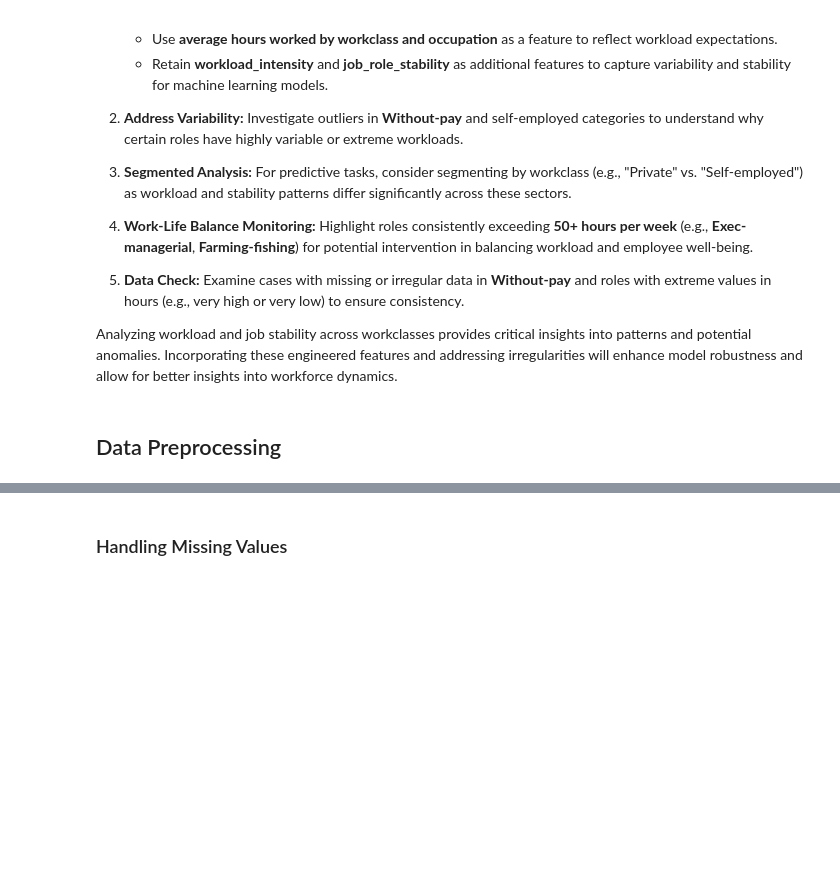
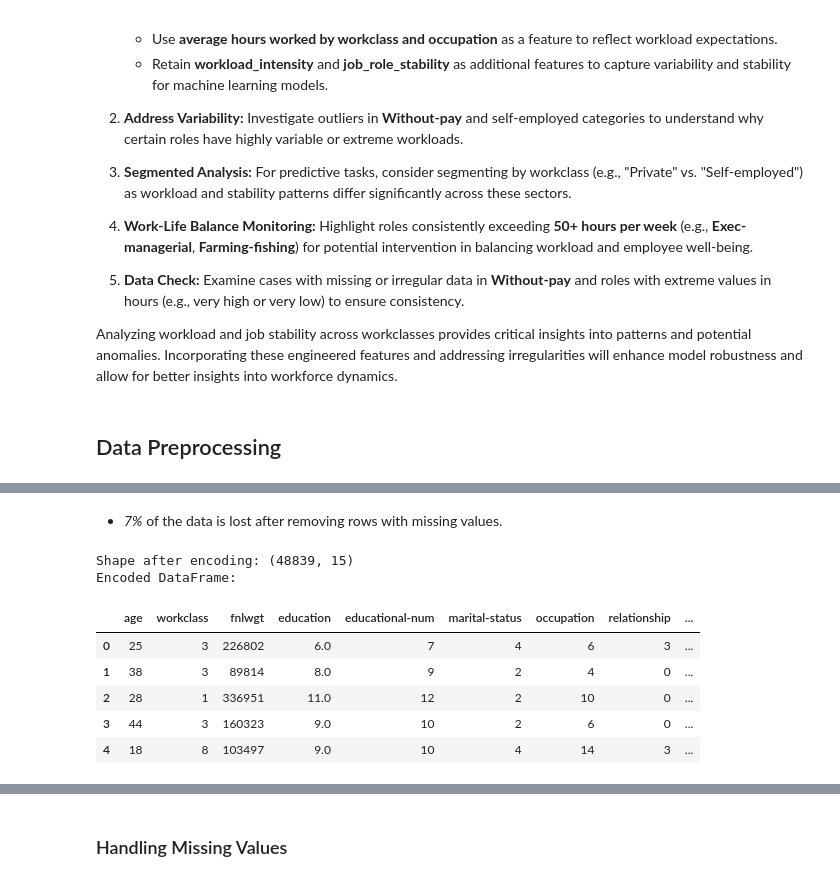
Before and after one commit to Abdelhakim-gh/DataMining_Project_Income_Prediction, a Jupyter notebook: DM_project.ipynb, the cells around one changed output, grey strips where cells are left out. Cells and saved outputs as stored; diff of their text form; code cells hidden in the pictures; blank space fills up the shorter version.

```diff
--- a/DM_project.ipynb
+++ b/DM_project.ipynb
@@ -617,0 +642,5 @@ Analyzing workload and job stability across workclasses provides critical insigh
+# %%
+# Print value counts for each categorical column
+for col in categoricals:
+    print(f'\nunique values for {col}:')
+    print(df[col].unique())
@@ -617,0 +669,2 @@ Analyzing workload and job stability across workclasses provides critical insigh
+# %%
+df_non = df.dropna()
@@ -617,0 +707,55 @@ Analyzing workload and job stability across workclasses provides critical insigh
+# %% [markdown]
+- *7%* of the data is lost after removing rows with missing values.
+# %%
+import pandas as pd
+from sklearn.preprocessing import LabelEncoder, OrdinalEncoder
+
+# Make a copy of the dataset
+encoded_df = df_non.copy()
+
+# Define attributes that need order
+ordinal_columns = ['income', 'education']
+
+# Define the order for 'income' and 'education'
+income_order = ['<=50K', '>50K']  # Binary target with natural order
+education_order = ['Preschool', '1st-4th', '5th-6th', '7th-8th', '9th', '10th', '11th',
+                   '12th', 'HS-grad', 'Some-college', 'Assoc-voc', 'Assoc-acdm',
+                   'Bachelors', 'Masters', 'Doctorate', 'Prof-school']
+
+# Apply Ordinal Encoding
+ordinal_encoder = OrdinalEncoder(categories=[income_order, education_order])
+encoded_df[ordinal_columns] = ordinal_encoder.fit_transform(encoded_df[ordinal_columns])
+
+# Save the ordinal encoder for reuse
+import pickle
+with open('ordinal_encoder.pkl', 'wb') as file:
+    pickle.dump(ordinal_encoder, file)
+
+# Define the remaining attributes that do not need order
+nominal_columns = ['workclass', 'marital-status', 'gender',
+                   'occupation', 'relationship', 'race', 'native-country']
+
+# Apply Label Encoding to nominal columns
+label_encoders = {}
+for col in nominal_columns:
+    le = LabelEncoder()
+    encoded_df[col] = le.fit_transform(encoded_df[col].astype(str))  # Handle NaN as string
+    label_encoders[col] = le
+
+# Save the label encoders for reuse
+with open('label_encoders.pkl', 'wb') as file:
+    pickle.dump(label_encoders, file)
+
+# Check the encoded DataFrame
+print(f"Shape after encoding: {encoded_df.shape}")
+print("Encoded DataFrame:")
+encoded_df.head()
+# %% [output]
+Shape after encoding: (48839, 15)
+Encoded DataFrame:
+|  | age | workclass | fnlwgt | education | educational-num | marital-status | occupation | relationship | ... |
+| 0 | 25 | 3 | 226802 | 6.0 | 7 | 4 | 6 | 3 | ... |
+| 1 | 38 | 3 | 89814 | 8.0 | 9 | 2 | 4 | 0 | ... |
+| 2 | 28 | 1 | 336951 | 11.0 | 12 | 2 | 10 | 0 | ... |
+| 3 | 44 | 3 | 160323 | 9.0 | 10 | 2 | 6 | 0 | ... |
+| 4 | 18 | 8 | 103497 | 9.0 | 10 | 4 | 14 | 3 | ... |
```
Also changed, not shown: parts of 36 cells of this notebook, 4 other files.
